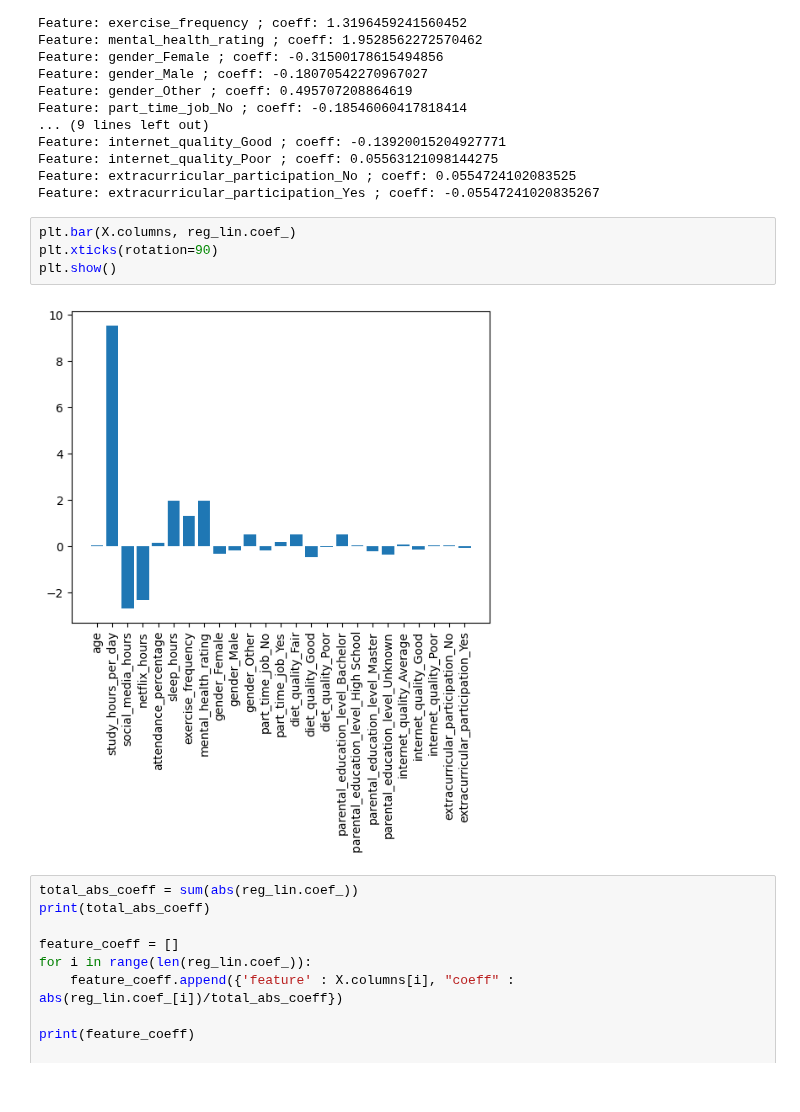
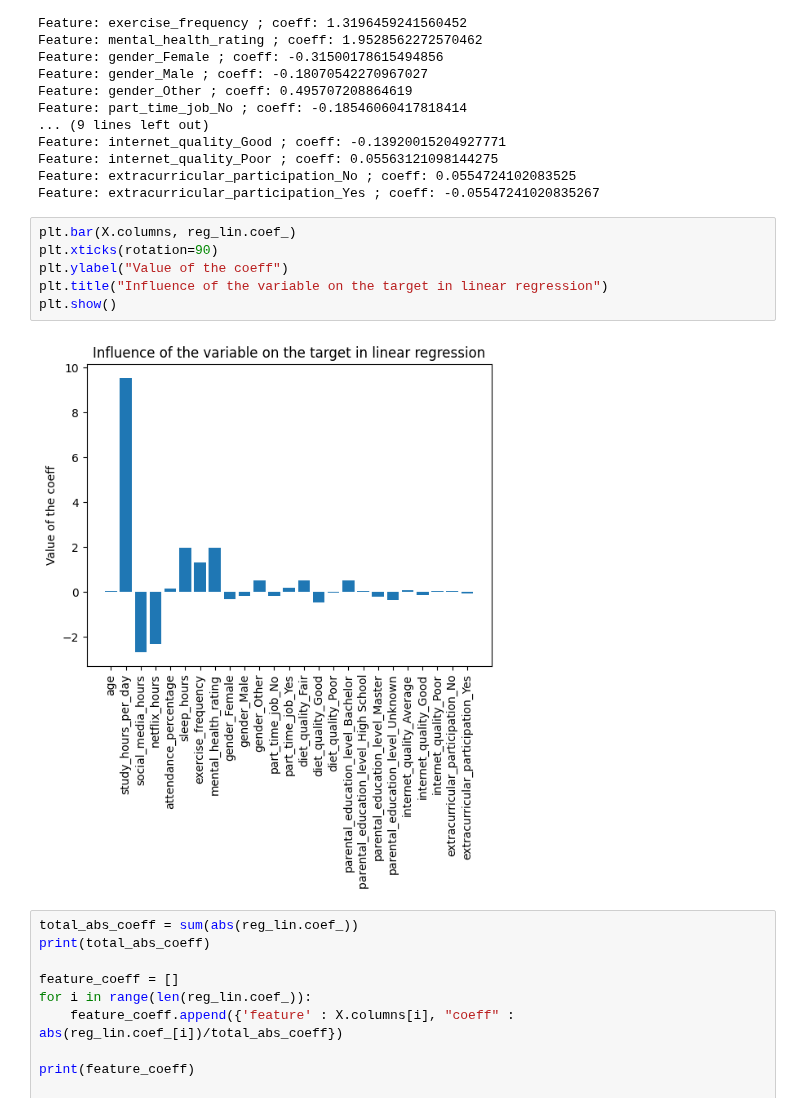
Before and after one commit to smazoyerdatascience/Student-Habits-vs-Academic-Performance, a Jupyter notebook: notebooks/student_habits_performance_ML.ipynb, the cells around one changed output. Saved outputs shown, nothing was run; the diff lists cells and outputs as text.

```diff
--- a/notebooks/student_habits_performance_ML.ipynb
+++ b/notebooks/student_habits_performance_ML.ipynb
@@ -137,9 +140,11 @@ Feature: extracurricular_participation_Yes ; coeff: -0.05547241020835267
 # %%
 plt.bar(X.columns, reg_lin.coef_)
 plt.xticks(rotation=90)
+plt.ylabel("Value of the coeff")
+plt.title("Influence of the variable on the target in linear regression")
 plt.show()
 # %% [output]
-[figure, old version]
+[figure, new version]
 # %%
 total_abs_coeff = sum(abs(reg_lin.coef_))
 print(total_abs_coeff)
```
Also changed, not shown: parts of 5 cells of this notebook.
